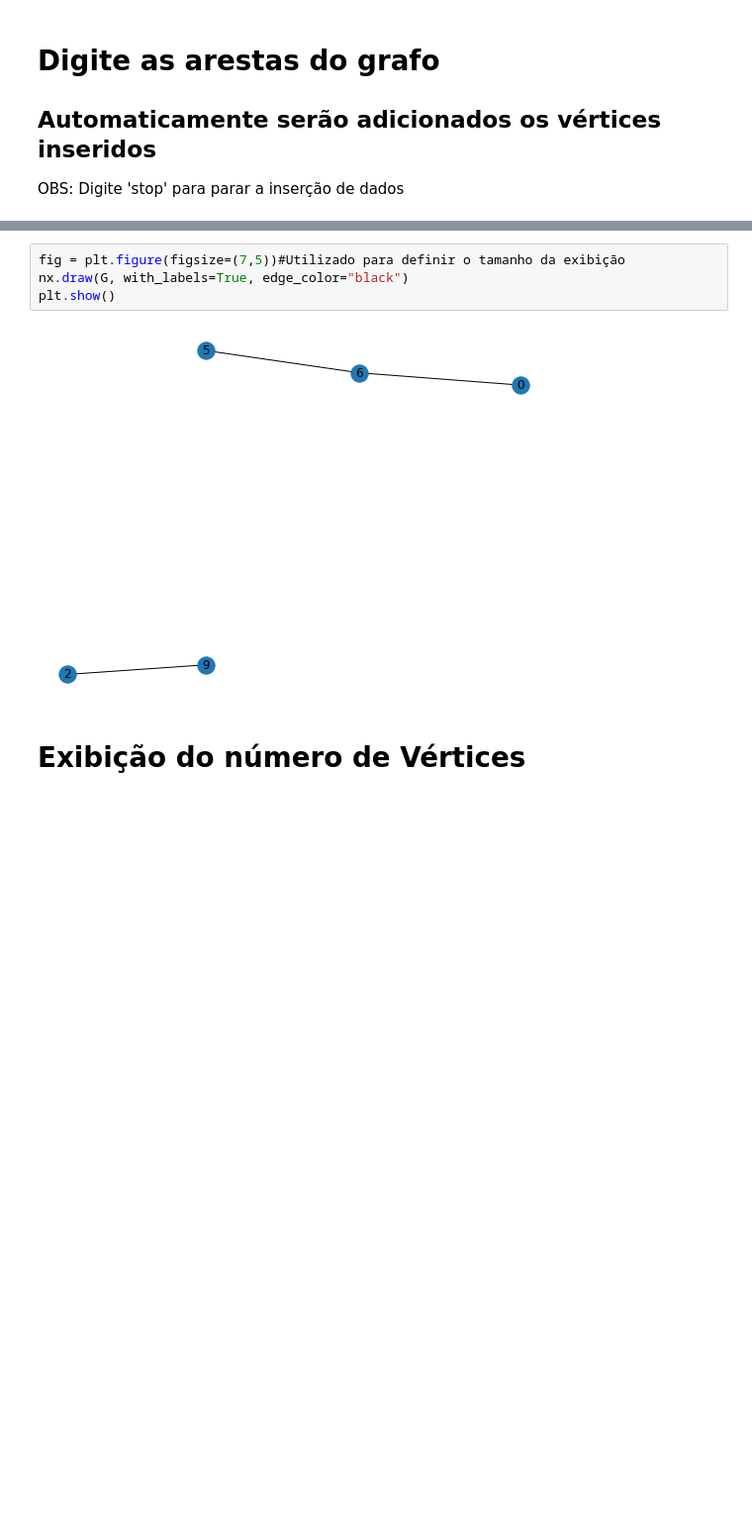
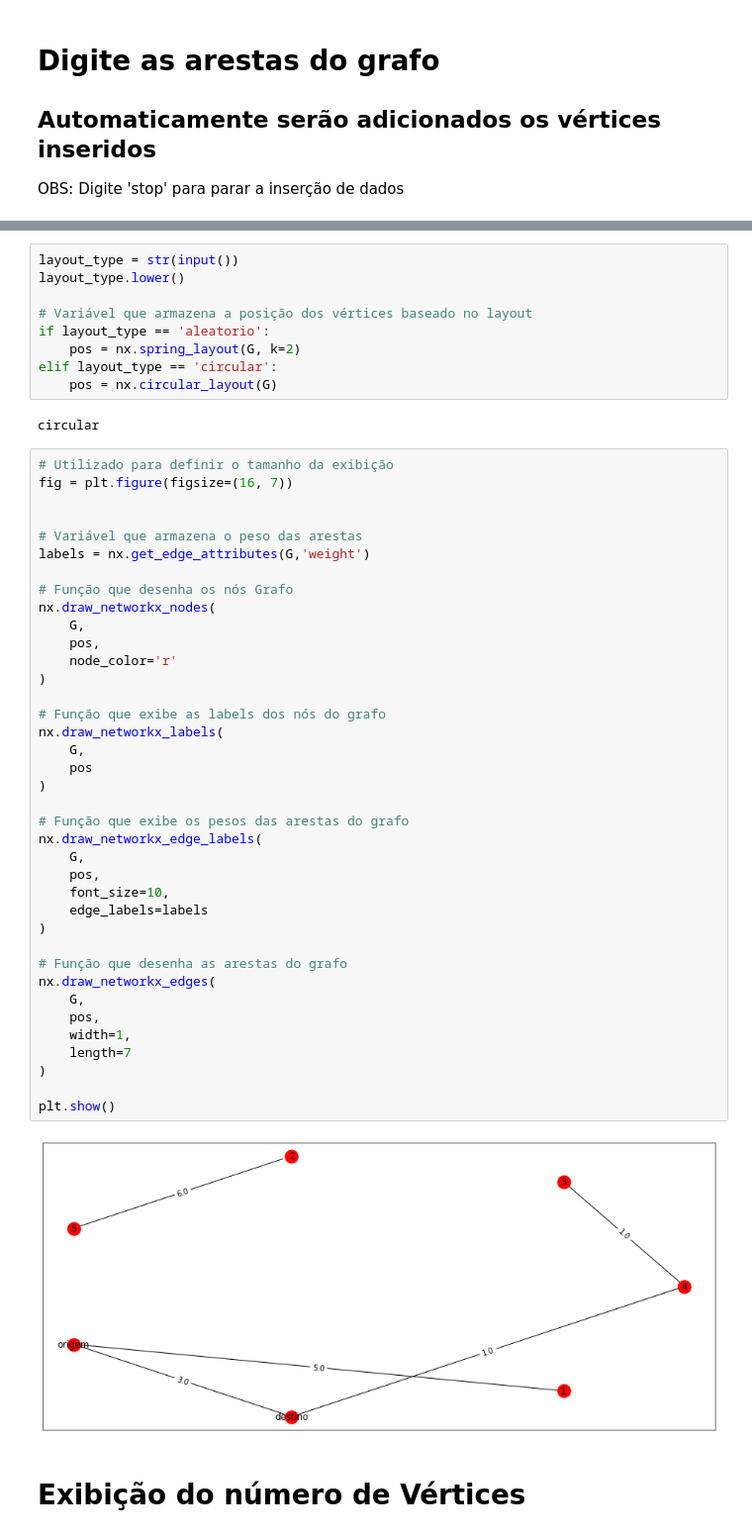
Before and after one commit to jfdac11/GrafosNotebook, a Jupyter notebook: GrafosPyplot.ipynb, the cells around one changed output, grey strips where cells are left out. Shown at 99% size. Cells and saved outputs as stored; diff of their text form; blank space fills up the shorter version.

```diff
--- a/GrafosPyplot.ipynb
+++ b/GrafosPyplot.ipynb
@@ -61,9 +98,54 @@ stop
-# %%
-fig = plt.figure(figsize=(7,5))#Utilizado para definir o tamanho da exibição
-nx.draw(G, with_labels=True, edge_color="black")
-plt.show()
-# %% [output]
-[figure, removed]
+# %%
+layout_type = str(input())
+layout_type.lower()
+
+# Variável que armazena a posição dos vértices baseado no layout
+if layout_type == 'aleatorio':
+    pos = nx.spring_layout(G, k=2)
+elif layout_type == 'circular':
+    pos = nx.circular_layout(G)
+# %% [output]
+circular
+# %%
+# Utilizado para definir o tamanho da exibição
+fig = plt.figure(figsize=(16, 7))
+
+
+# Variável que armazena o peso das arestas
+labels = nx.get_edge_attributes(G,'weight')
+
+# Função que desenha os nós Grafo
+nx.draw_networkx_nodes(
+    G,
+    pos,
+    node_color='r'
+)
+
+# Função que exibe as labels dos nós do grafo
+nx.draw_networkx_labels(
+    G,
+    pos
+)
+
+# Função que exibe os pesos das arestas do grafo
+nx.draw_networkx_edge_labels(
+    G,
+    pos,
+    font_size=10,
+    edge_labels=labels
+)
+
+# Função que desenha as arestas do grafo
+nx.draw_networkx_edges(
+    G,
+    pos,
+    width=1,
+    length=7
+)
+
+plt.show()
+# %% [output]
+[figure, added]
 # %% [markdown]
 # Exibição do número de Vértices
 # %%
```
Also changed, not shown: parts of 26 cells of this notebook, 1 other file.
